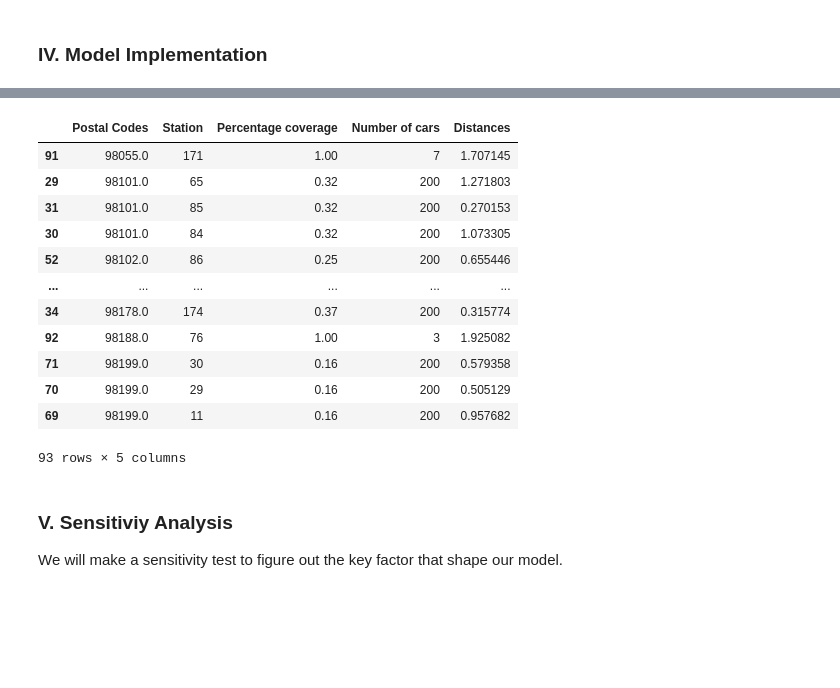
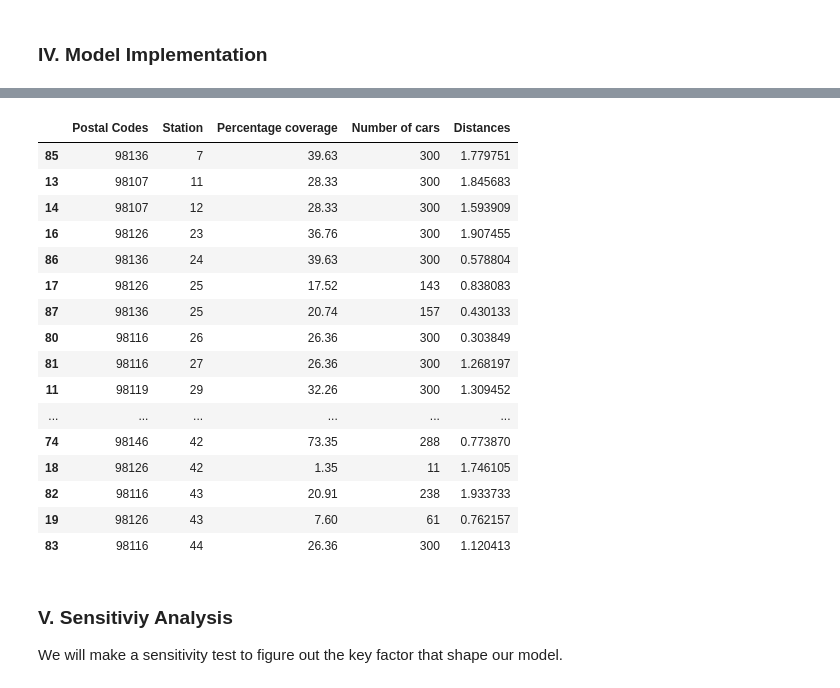
Before and after one commit to lqminhhh/Charging-Location-Optimization, a Jupyter notebook: Final.ipynb, the cells around one changed output, grey strips where cells are left out. Saved outputs shown, nothing was run; the diff lists cells and outputs as text; code cells hidden in the pictures; blank space fills up the shorter version.

```diff
--- a/Final.ipynb
+++ b/Final.ipynb
@@ -291,7 +304,7 @@ model1.setObjective(gp.quicksum(X_var[i, j] * n[i] for i, j in ck), GRB.MAXIMIZE
 model1.addConstrs(gp.quicksum(X_var[i, j] for j in cand.keys() if (i, j) in ck) <= 1 for i in grid_locations.keys())
 
 ### Supply-Demand balance constraint
-model1.addConstrs(gp.quicksum(n[i] * X_var[i, j] for i in grid_locations.keys() if (i, j) in ck) <= 200 for j in cand.keys())
+model1.addConstrs(gp.quicksum(n[i] * X_var[i, j] for i in grid_locations.keys() if (i, j) in ck) <= 300 for j in cand.keys())
 
 ### Restrict the number of station to be constructed#
 model1.addConstr(gp.quicksum(C[j] for j in cand.keys()) <= 100)
@@ -305,6 +318,7 @@ model1.optimize()
 if model1.status == GRB.OPTIMAL:
     print("Optimal Solution:")
     print("Number of vehicles can be covered:", round(model1.ObjVal) , "vehicles")
+    print("Cover", round(model1.ObjVal/len(df_seattle)*100,2), "% of the demand")
     result = []
     for j in cand.keys():
         if C[j].x > 0.5:
@@ -355,27 +403,31 @@ plt.show()
 # %%
 result_table = []
 for (i, j) in ck:
     if round(X_var[(i,j)].X, 2) > 0:
-        result_table.append((i, j, round(X_var[(i,j)].X, 2), int(n[i] * X_var[(i,j)].X), distances[(i, j)]))
+        result_table.append((int(i), j, round(X_var[(i,j)].X, 4)*100, int(n[i] * X_var[(i,j)].X), distances[(i, j)]))
 
 result_table = pd.DataFrame(result_table)
 result_table.columns = ["Postal Codes", "Station", "Percentage coverage", "Number of cars", "Distances"]
-result_table = result_table.sort_values(by="Postal Codes")
-result_table
+result_table = result_table.sort_values(by="Station")
+result_table.head(20)
 # %% [output]
 |  | Postal Codes | Station | Percentage coverage | Number of cars | Distances |
-| 91 | 98055.0 | 171 | 1.00 | 7 | 1.707145 |
-| 29 | 98101.0 | 65 | 0.32 | 200 | 1.271803 |
-| 31 | 98101.0 | 85 | 0.32 | 200 | 0.270153 |
-| 30 | 98101.0 | 84 | 0.32 | 200 | 1.073305 |
-| 52 | 98102.0 | 86 | 0.25 | 200 | 0.655446 |
+| 85 | 98136 | 7 | 39.63 | 300 | 1.779751 |
+| 13 | 98107 | 11 | 28.33 | 300 | 1.845683 |
+| 14 | 98107 | 12 | 28.33 | 300 | 1.593909 |
+| 16 | 98126 | 23 | 36.76 | 300 | 1.907455 |
+| 86 | 98136 | 24 | 39.63 | 300 | 0.578804 |
+| 17 | 98126 | 25 | 17.52 | 143 | 0.838083 |
+| 87 | 98136 | 25 | 20.74 | 157 | 0.430133 |
+| 80 | 98116 | 26 | 26.36 | 300 | 0.303849 |
+| 81 | 98116 | 27 | 26.36 | 300 | 1.268197 |
+| 11 | 98119 | 29 | 32.26 | 300 | 1.309452 |
 | ... | ... | ... | ... | ... | ... |
-| 34 | 98178.0 | 174 | 0.37 | 200 | 0.315774 |
-| 92 | 98188.0 | 76 | 1.00 | 3 | 1.925082 |
-| 71 | 98199.0 | 30 | 0.16 | 200 | 0.579358 |
-| 70 | 98199.0 | 29 | 0.16 | 200 | 0.505129 |
-| 69 | 98199.0 | 11 | 0.16 | 200 | 0.957682 |
+| 74 | 98146 | 42 | 73.35 | 288 | 0.773870 |
+| 18 | 98126 | 42 | 1.35 | 11 | 1.746105 |
+| 82 | 98116 | 43 | 20.91 | 238 | 1.933733 |
+| 19 | 98126 | 43 | 7.60 | 61 | 0.762157 |
+| 83 | 98116 | 44 | 26.36 | 300 | 1.120413 |
-93 rows × 5 columns
 # %%
 # Shorten the postal codes
 result_table['Postal Codes'] = result_table['Postal Codes'].astype(str).str[2:5]
```
Also changed, not shown: parts of 8 cells of this notebook.
